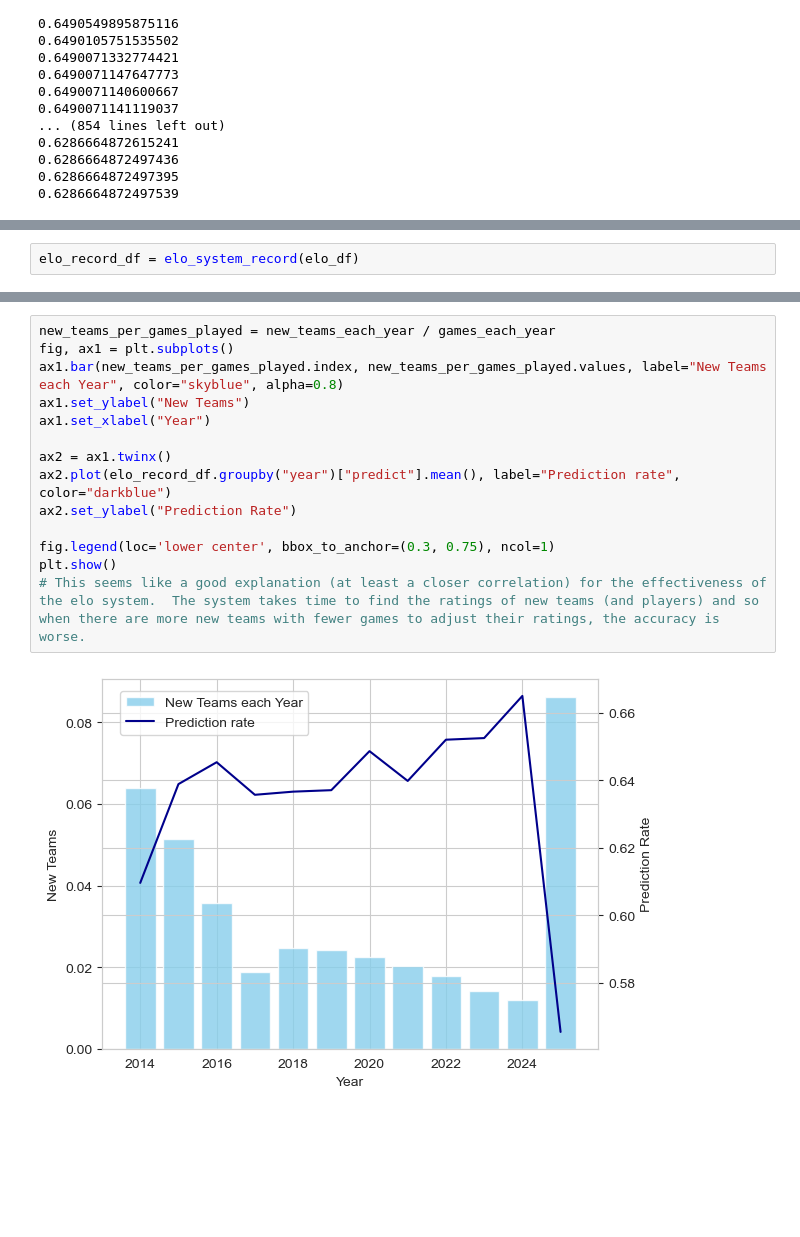
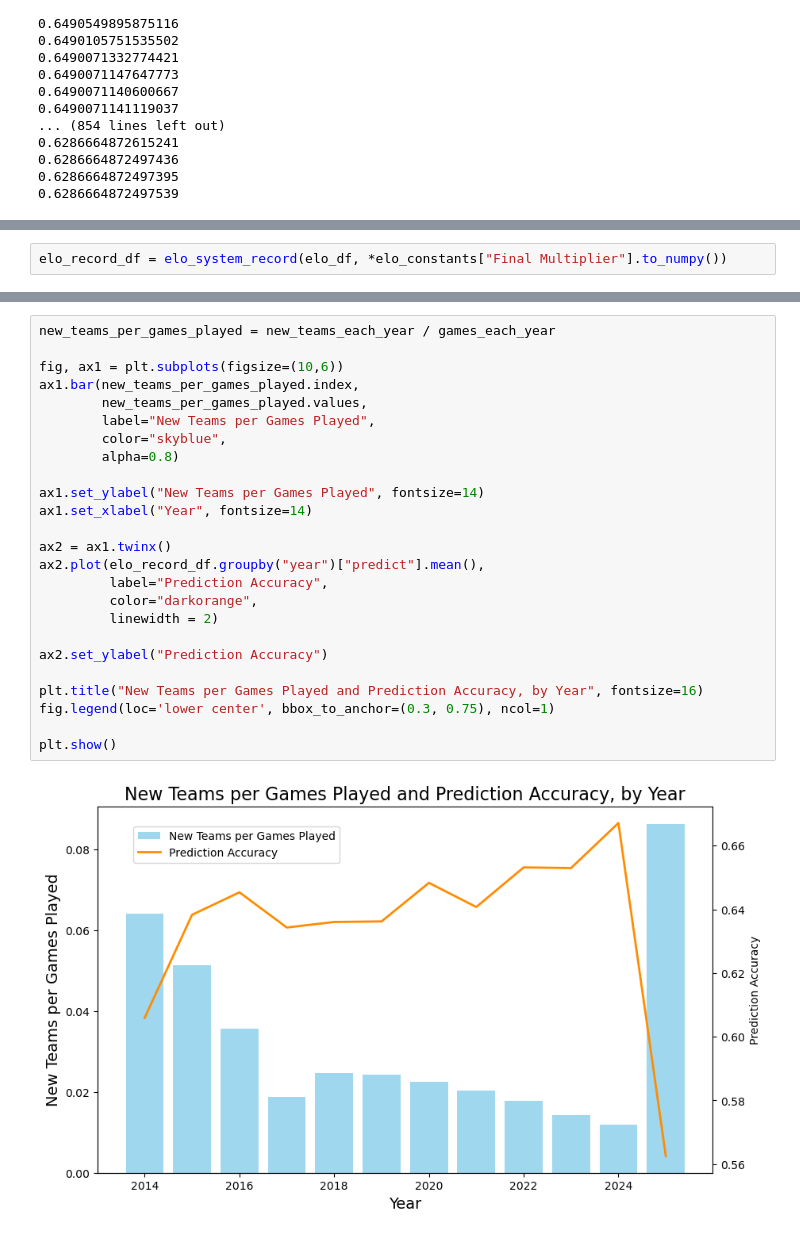
Before and after one commit to Samuel-Kelly-hub/Esports-Results-Project, a Jupyter notebook: LoL_Elo_System.ipynb, the cells around one changed output, grey strips where cells are left out. Saved outputs shown, nothing was run; the diff lists cells and outputs as text; blank space fills up the shorter version.

```diff
--- a/LoL_Elo_System.ipynb
+++ b/LoL_Elo_System.ipynb
@@ -969,5 +961,5 @@ def elo_system_record(arr):
     print(-logloss/len(arr))
     return arr
 # %%
-elo_record_df = elo_system_record(elo_df)
+elo_record_df = elo_system_record(elo_df, *elo_constants["Final Multiplier"].to_numpy())
 # %% [output]
@@ -1016,16 +1071,27 @@ plt.show()
 # %%
 new_teams_per_games_played = new_teams_each_year / games_each_year
-fig, ax1 = plt.subplots()
-ax1.bar(new_teams_per_games_played.index, new_teams_per_games_played.values, label="New Teams each Year", color="skyblue", alpha=0.8)
-ax1.set_ylabel("New Teams")
-ax1.set_xlabel("Year")
+
+fig, ax1 = plt.subplots(figsize=(10,6))
+ax1.bar(new_teams_per_games_played.index,
+        new_teams_per_games_played.values,
+        label="New Teams per Games Played",
+        color="skyblue",
+        alpha=0.8)
+
+ax1.set_ylabel("New Teams per Games Played", fontsize=14)
+ax1.set_xlabel("Year", fontsize=14)
 
 ax2 = ax1.twinx()
-ax2.plot(elo_record_df.groupby("year")["predict"].mean(), label="Prediction rate", color="darkblue")
-ax2.set_ylabel("Prediction Rate")
+ax2.plot(elo_record_df.groupby("year")["predict"].mean(),
+         label="Prediction Accuracy",
+         color="darkorange",
+         linewidth = 2)
 
+ax2.set_ylabel("Prediction Accuracy")
+
+plt.title("New Teams per Games Played and Prediction Accuracy, by Year", fontsize=16)
 fig.legend(loc='lower center', bbox_to_anchor=(0.3, 0.75), ncol=1)
+
 plt.show()
-# This seems like a good explanation (at least a closer correlation) for the effectiveness of the elo system.  The system takes time to find the ratings of new teams (and players) and so when there are more new teams with fewer games to adjust their ratings, the accuracy is worse.
 # %% [output]
-[figure, old version]
+[figure, new version]
```
Also changed, not shown: parts of 48 cells of this notebook, 1 other file.
